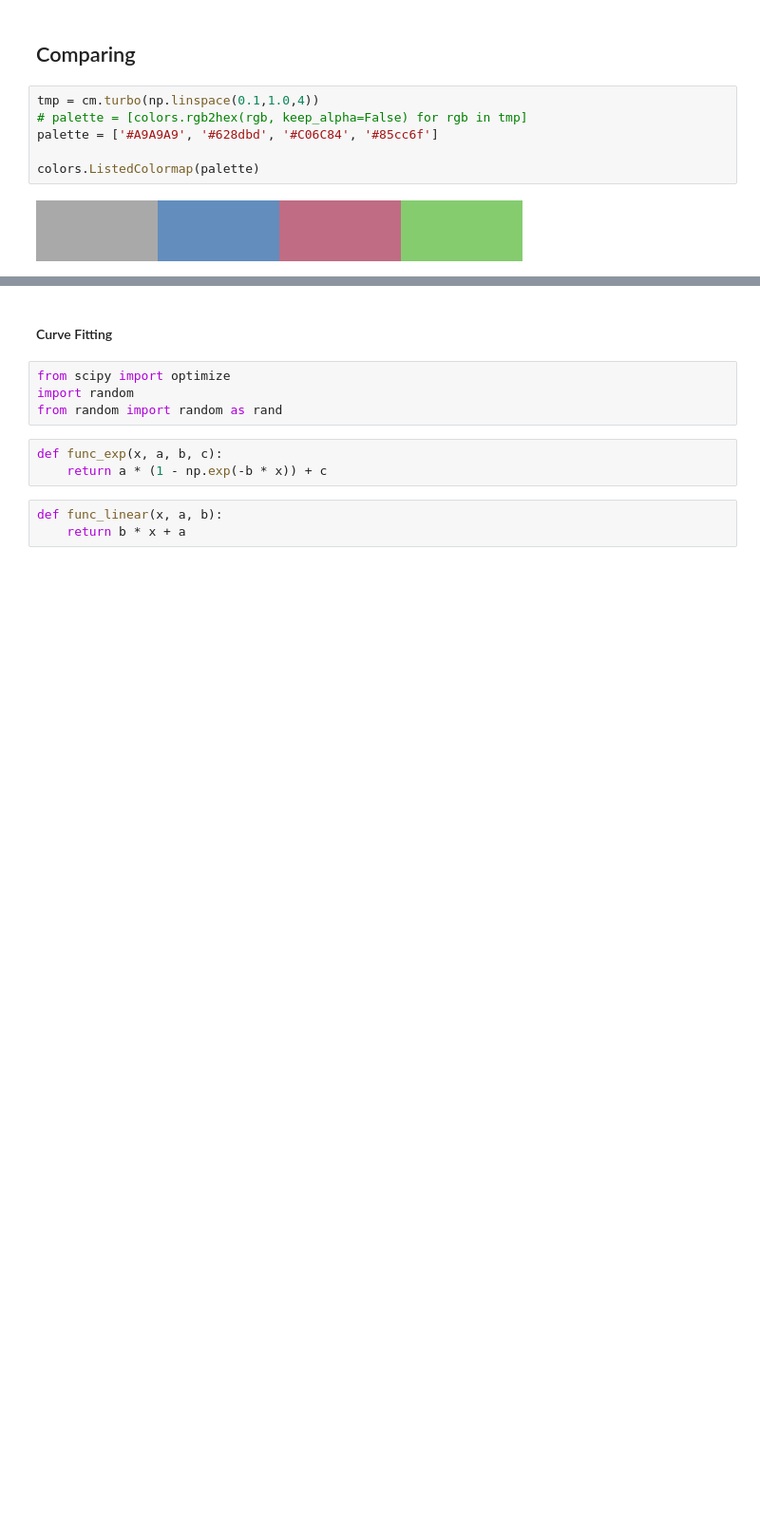
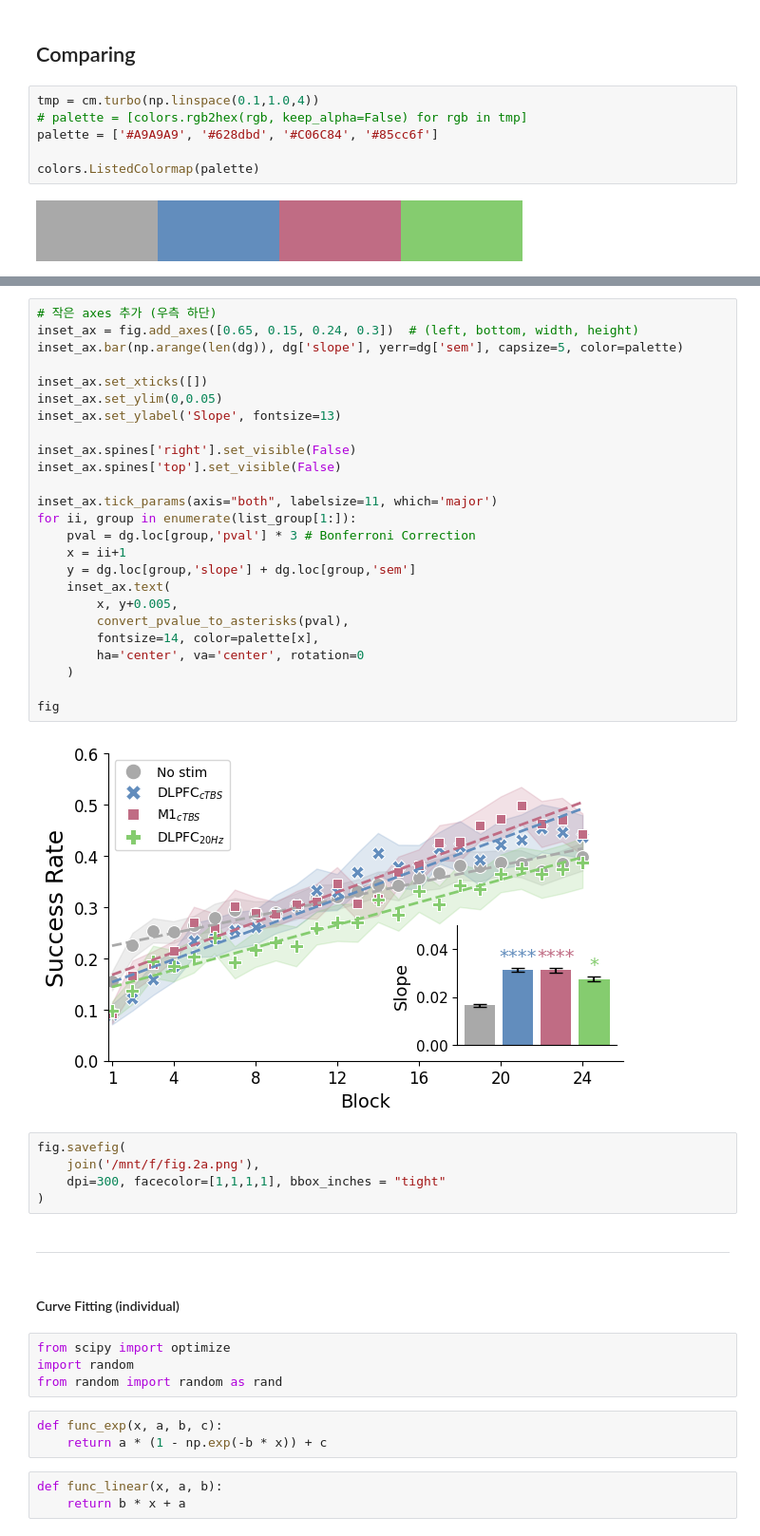
Before and after one commit to psb629/GloveProject_TMS, a Jupyter notebook: scripts/behav.fig.2a.ipynb, the cells around one changed output, grey strips where cells are left out. Shown at 95% size. Saved outputs shown, nothing was run; the diff lists cells and outputs as text; blank space fills up the shorter version.

```diff
--- a/scripts/LME.behavior.ipynb
+++ b/scripts/behav.fig.2a.ipynb
@@ -126,5 +231,39 @@ g.spines['left'].set_visible(False)
+# %%
+# 작은 axes 추가 (우측 하단)
+inset_ax = fig.add_axes([0.65, 0.15, 0.24, 0.3])  # (left, bottom, width, height)
+inset_ax.bar(np.arange(len(dg)), dg['slope'], yerr=dg['sem'], capsize=5, color=palette)
+
+inset_ax.set_xticks([])
+inset_ax.set_ylim(0,0.05)
+inset_ax.set_ylabel('Slope', fontsize=13)
+
+inset_ax.spines['right'].set_visible(False)
+inset_ax.spines['top'].set_visible(False)
+
+inset_ax.tick_params(axis="both", labelsize=11, which='major')
+for ii, group in enumerate(list_group[1:]):
+    pval = dg.loc[group,'pval'] * 3 # Bonferroni Correction
+    x = ii+1
+    y = dg.loc[group,'slope'] + dg.loc[group,'sem']
+    inset_ax.text(
+        x, y+0.005,
+        convert_pvalue_to_asterisks(pval),
+        fontsize=14, color=palette[x],
+        ha='center', va='center', rotation=0
+    )
+
+fig
+# %% [output]
+[figure, added]
+# %%
+fig.savefig(
+    join('/mnt/f/fig.2a.png'),
+    dpi=300, facecolor=[1,1,1,1], bbox_inches = "tight"
+)
+# %% [markdown]
+---
 # %% [markdown]
-#### Curve Fitting
+#### Curve Fitting (individual)
 # %%
 from scipy import optimize
 import random
```
Also changed, not shown: parts of 6 cells of this notebook, 4 other files.
